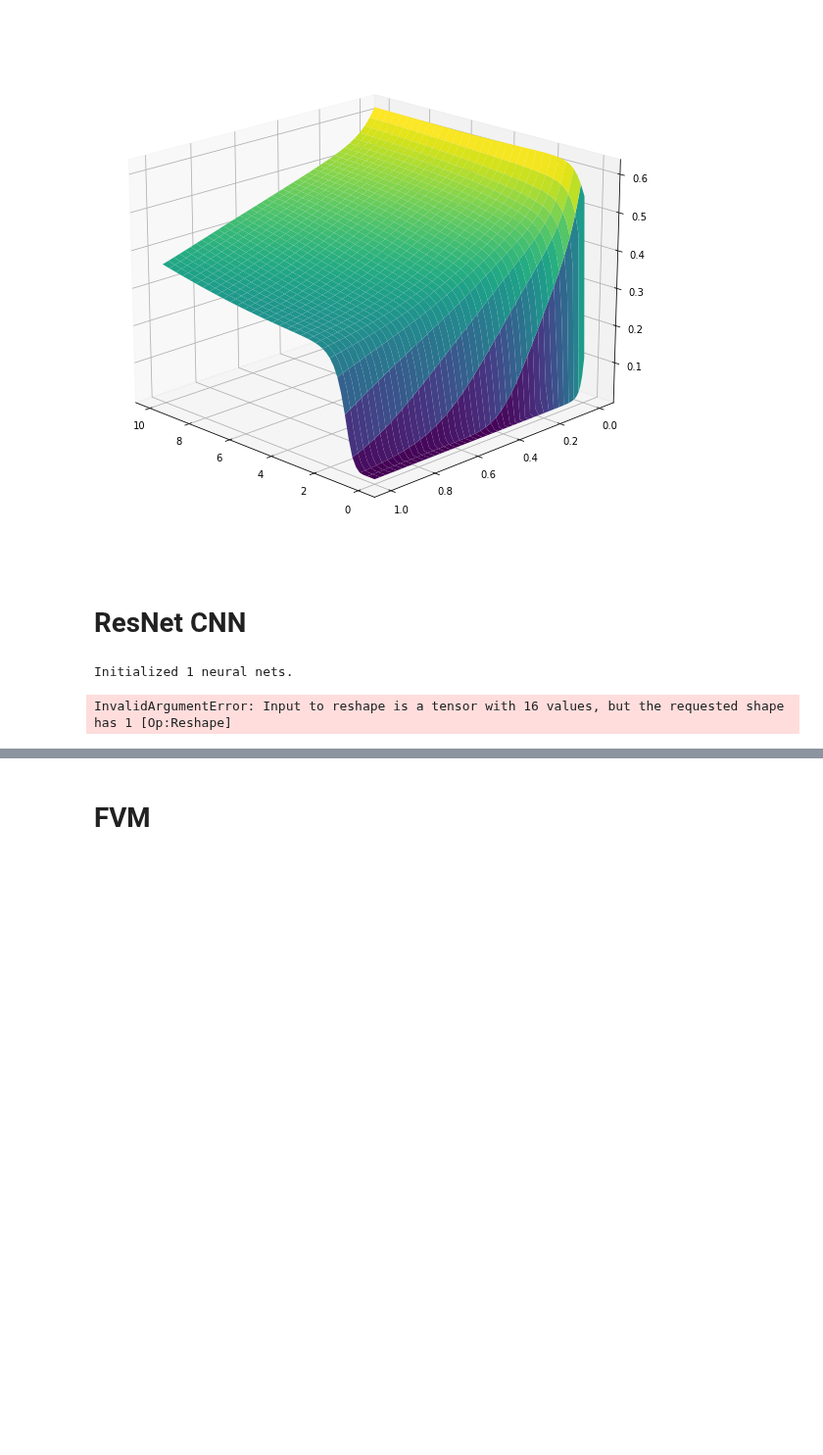
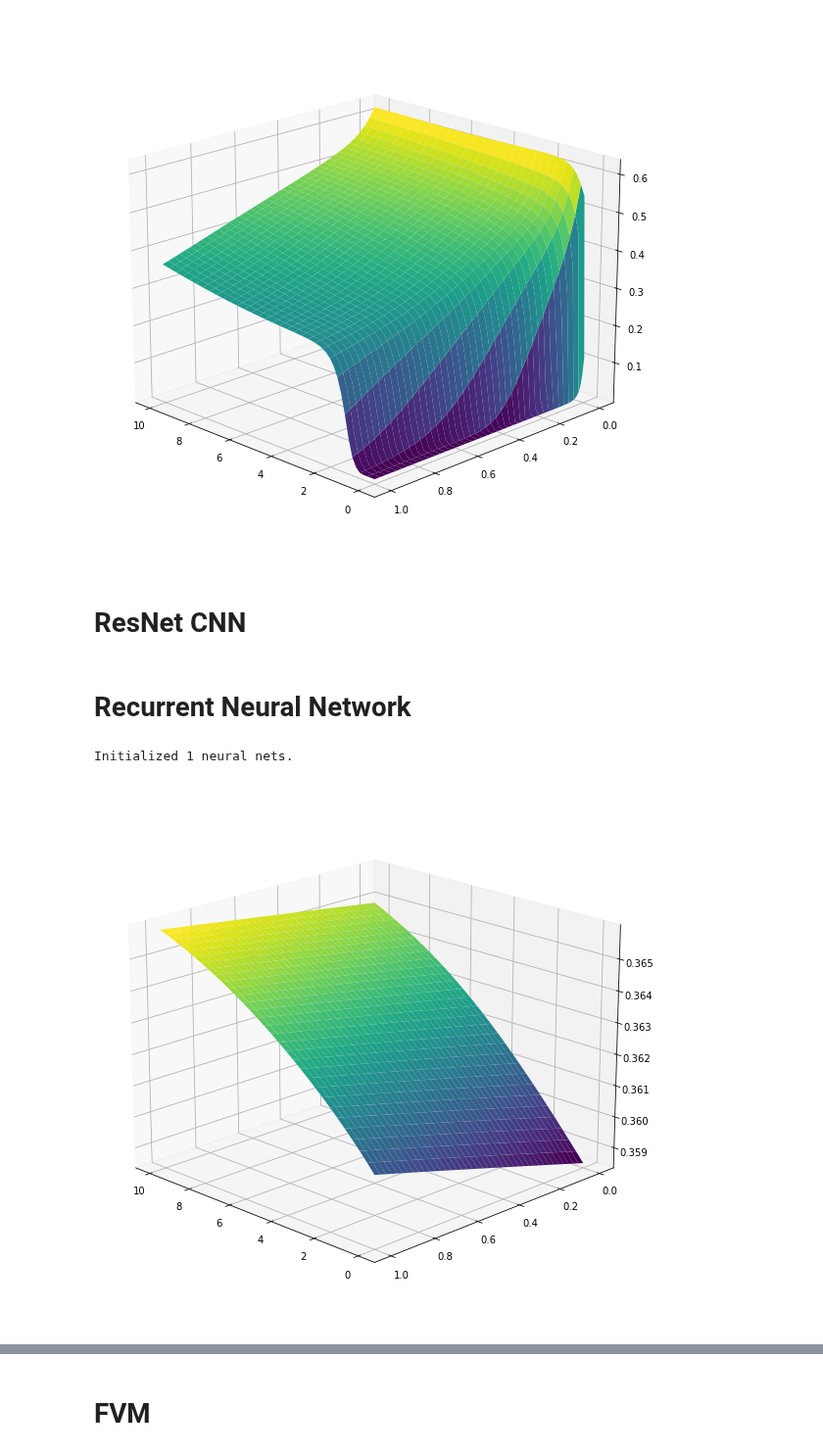
Before and after one commit to TomRiem/Master-Thesis-Riemer, a Jupyter notebook: Jupyter/comparison_NetPINNs.ipynb, the cells around one changed output, grey strips where cells are left out. Shown at 98% size. Cells and saved outputs as stored; diff of their text form; code cells hidden in the pictures; blank space fills up the shorter version.

```diff
--- a/Jupyter/comparison_NetPINNs.ipynb
+++ b/Jupyter/comparison_NetPINNs.ipynb
@@ -1416,13 +1477,43 @@ ax.view_init(19, 135)
 # %% [markdown]
 # ResNet CNN
 # %%
-gPINN_ResNet_CNN = GraphPINN(A, dirichletNodes, dirichletAlpha, dirichletBeta, lb, ub, 'ResNetCNN')
-N_0 = 1000
-N_b = 1000
-N_r = 4000
-X_r, X_0, X_l, X_u = drawCollocationPoints(N_0, N_b, N_r)
-solver_ResNet_CNN = graphPINNSolver(gPINN_ResNet_CNN, X_r, X_0, X_l, X_u)
-X_r, X_0, X_l, X_u = drawCollocationPoints(N_0, N_b, N_r)
+# gPINN_ResNet_CNN = GraphPINN(A, dirichletNodes, dirichletAlpha, dirichletBeta, lb, ub, 'ResNetCNN')
+# N_0 = 1000
+# N_b = 1000
+# N_r = 4000
+# X_r, X_0, X_l, X_u = drawCollocationPoints(N_0, N_b, N_r)
+# solver_ResNet_CNN = graphPINNSolver(gPINN_ResNet_CNN, X_r, X_0, X_l, X_u)
+# X_r, X_0, X_l, X_u = drawCollocationPoints(N_0, N_b, N_r)
-# %% [output]
-Initialized 1 neural nets.
-InvalidArgumentError: Input to reshape is a tensor with 16 values, but the requested shape has 1 [Op:Reshape]
+# %% [markdown]
+# Recurrent Neural Network
+# %%
+gPINN_RNN = GraphPINN(A, dirichletNodes, dirichletAlpha, dirichletBeta, lb, ub, 'RNN')
+N_0 = 1000
+N_b = 1000
+N_r = 4000
+solver_RNN = graphPINNSolver(gPINN_RNN, X_r, X_0, X_l, X_u)
+X_r, X_0, X_l, X_u = drawCollocationPoints(N_0, N_b, N_r)
+#lr = 0.01
+#optim = tf.keras.optimizers.Adam(learning_rate=lr)
+#print('Start with TF optimizer\n')
+#solver.solve_with_TFoptimizer(optim, N=1)
+# %% [output]
+Initialized 1 neural nets.
+# %%
+Eidx = 0
+
+fig = plt.figure(figsize=(12, 10))
+ax = fig.add_subplot(111, projection='3d')
+Nt = 60
+Nx = 120
+
+tspace = tf.linspace(lb[0], ub[0], Nt + 1)
+xspace = tf.reshape(tf.linspace(lb[1], ub[1], Nx + 1), [-1, 1])
+T, X = tf.meshgrid(tspace, xspace)
+TX=tf.stack([tf.reshape(T,-1), tf.reshape(X,-1)],axis=1)
+U = solver_RNN.graphPINN.NNs[Eidx](TX)
+U = tf.reshape(U, T.shape)
+ax.plot_surface(T, X, U, cmap='viridis')
+ax.view_init(19, 135)
+# %% [output]
+[figure, added]
```
Also changed, not shown: parts of 25 cells of this notebook.
